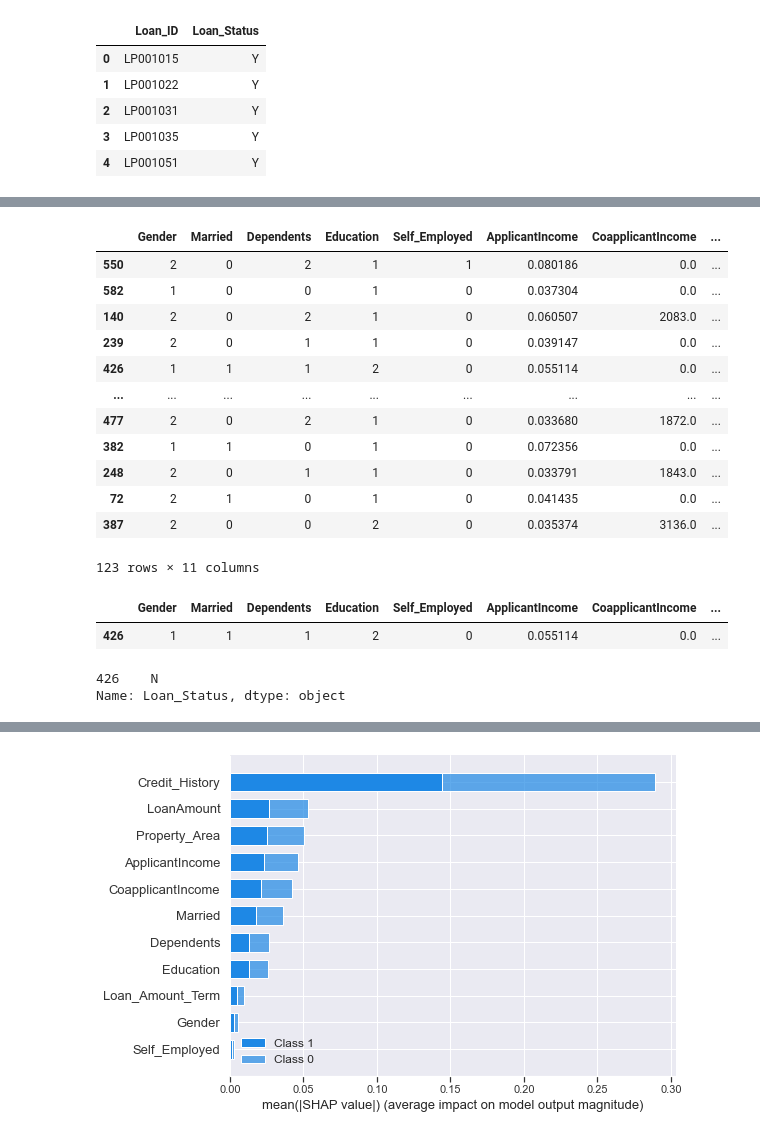
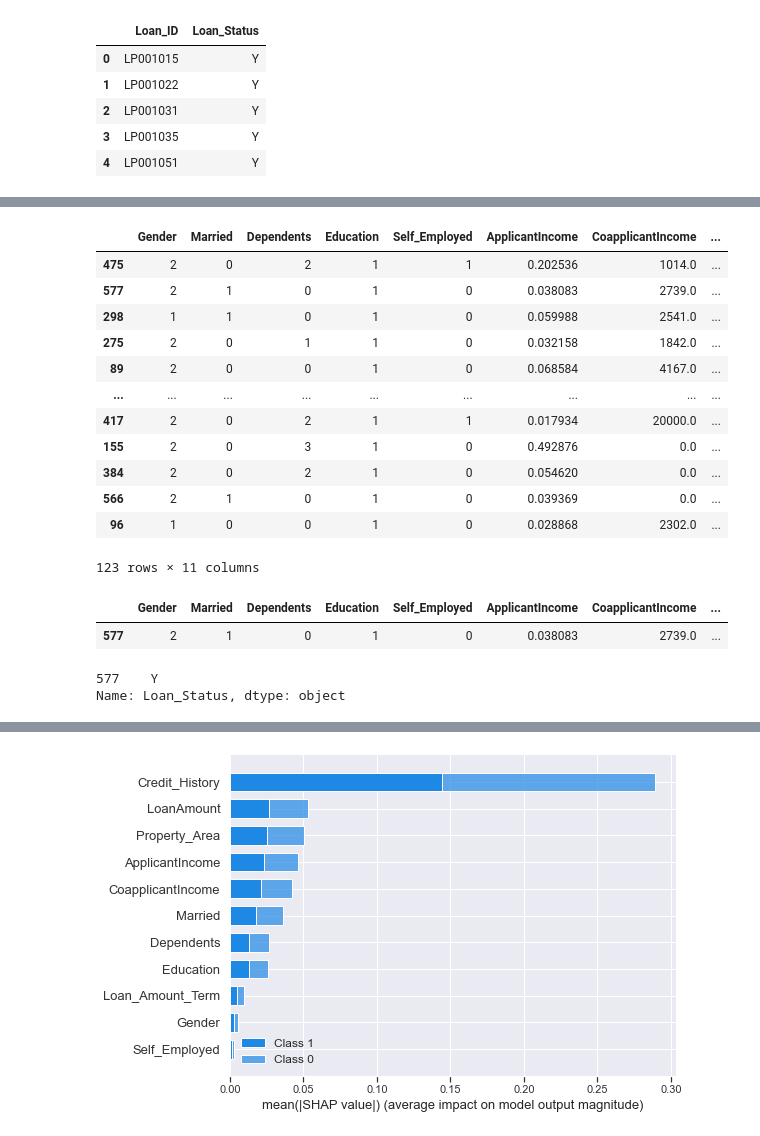
Before and after one commit to saulventura/LoanEligibility, a Jupyter notebook: LoanEligibility.ipynb, the cells around one changed output, grey strips where cells are left out. Drawn from its saved outputs; the diff is of its cells as text; code cells hidden in the pictures.

```diff
--- a/LoanEligibility.ipynb
+++ b/LoanEligibility.ipynb
@@ -41,3 +39,3 @@ ModuleNotFoundError: No module named 'google.colab'
 # %%
-train_orig = pd.read_csv('train_ctrUa4K.csv')
+train_orig = pd.read_csv('https://raw.githubusercontent.com/saulventura/LoanEligibility/master/dataset/train_ctrUa4K.csv')
 # %%
@@ -1444,26 +1450,26 @@ def pred_fn(x):
 x_val
 # %% [output]
 |  | Gender | Married | Dependents | Education | Self_Employed | ApplicantIncome | CoapplicantIncome | ... |
-| 550 | 2 | 0 | 2 | 1 | 1 | 0.080186 | 0.0 | ... |
-| 582 | 1 | 0 | 0 | 1 | 0 | 0.037304 | 0.0 | ... |
-| 140 | 2 | 0 | 2 | 1 | 0 | 0.060507 | 2083.0 | ... |
-| 239 | 2 | 0 | 1 | 1 | 0 | 0.039147 | 0.0 | ... |
-| 426 | 1 | 1 | 1 | 2 | 0 | 0.055114 | 0.0 | ... |
+| 475 | 2 | 0 | 2 | 1 | 1 | 0.202536 | 1014.0 | ... |
+| 577 | 2 | 1 | 0 | 1 | 0 | 0.038083 | 2739.0 | ... |
+| 298 | 1 | 1 | 0 | 1 | 0 | 0.059988 | 2541.0 | ... |
+| 275 | 2 | 0 | 1 | 1 | 0 | 0.032158 | 1842.0 | ... |
+| 89 | 2 | 0 | 0 | 1 | 0 | 0.068584 | 4167.0 | ... |
 | ... | ... | ... | ... | ... | ... | ... | ... | ... |
-| 477 | 2 | 0 | 2 | 1 | 0 | 0.033680 | 1872.0 | ... |
-| 382 | 1 | 1 | 0 | 1 | 0 | 0.072356 | 0.0 | ... |
-| 248 | 2 | 0 | 1 | 1 | 0 | 0.033791 | 1843.0 | ... |
-| 72 | 2 | 1 | 0 | 1 | 0 | 0.041435 | 0.0 | ... |
-| 387 | 2 | 0 | 0 | 2 | 0 | 0.035374 | 3136.0 | ... |
+| 417 | 2 | 0 | 2 | 1 | 1 | 0.017934 | 20000.0 | ... |
+| 155 | 2 | 0 | 3 | 1 | 0 | 0.492876 | 0.0 | ... |
+| 384 | 2 | 0 | 2 | 1 | 0 | 0.054620 | 0.0 | ... |
+| 566 | 2 | 1 | 0 | 1 | 0 | 0.039369 | 0.0 | ... |
+| 96 | 1 | 0 | 0 | 1 | 0 | 0.028868 | 2302.0 | ... |
 123 rows × 11 columns
 # %%
-x_val.loc[[426]]
+x_val.loc[[577]]
 # %% [output]
 |  | Gender | Married | Dependents | Education | Self_Employed | ApplicantIncome | CoapplicantIncome | ... |
-| 426 | 1 | 1 | 1 | 2 | 0 | 0.055114 | 0.0 | ... |
+| 577 | 2 | 1 | 0 | 1 | 0 | 0.038083 | 2739.0 | ... |
 # %%
-y_val.loc[[426]]
+y_val.loc[[577]]
 # %% [output]
-426    N
+577    Y
 Name: Loan_Status, dtype: object
 # %%
```
Also changed, not shown: parts of 35 cells of this notebook.
